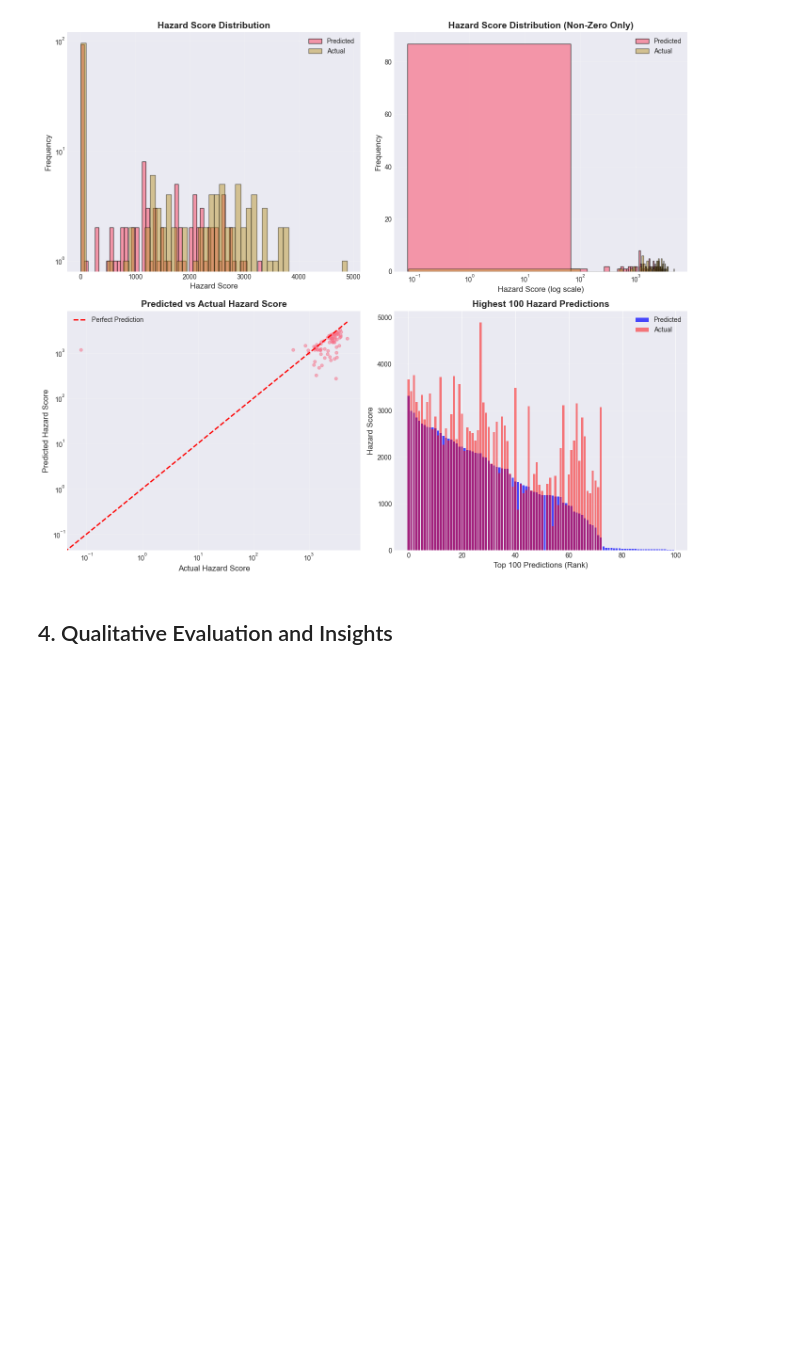
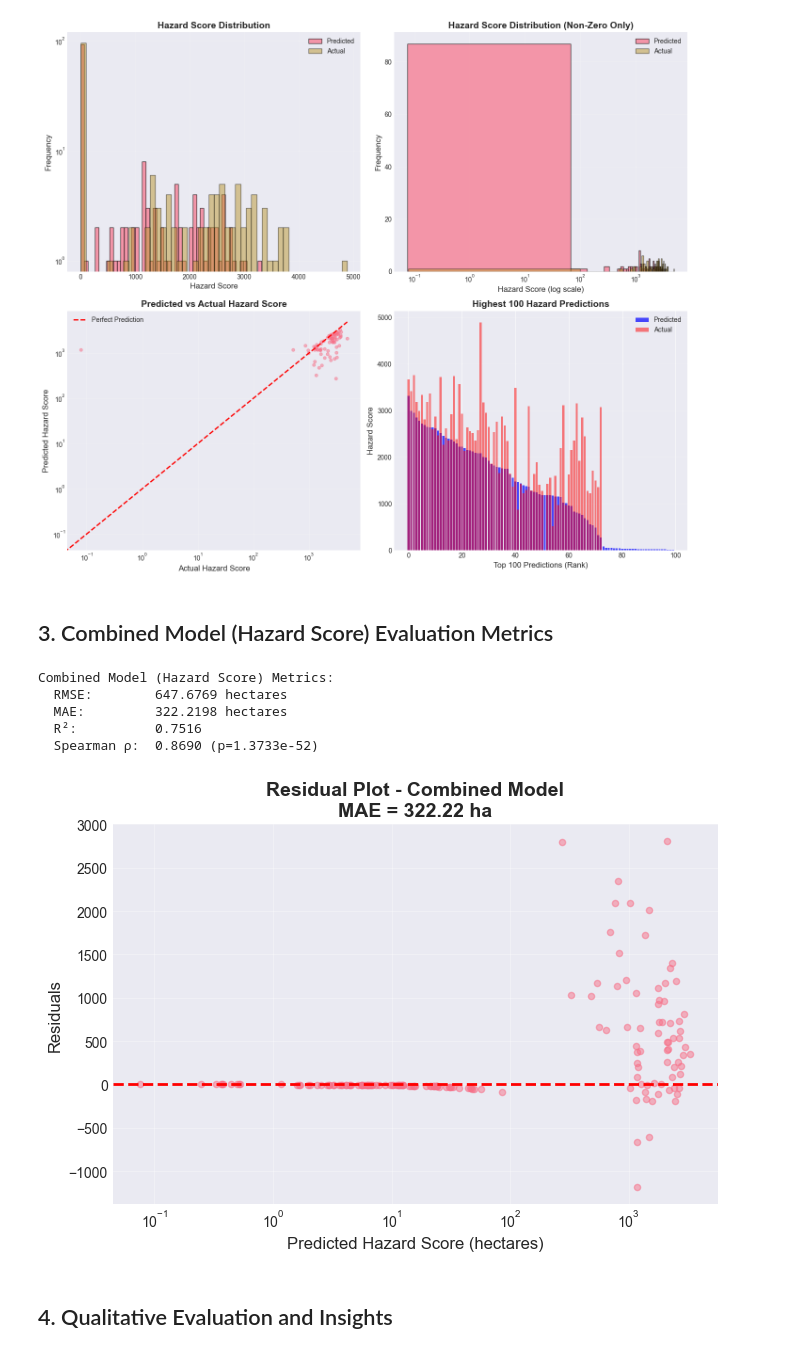
Before and after one commit to djmurong/ml-wildfire-risk-predictor, a Jupyter notebook: notebooks/visualize_evaluation_metrics.ipynb, the cells around one changed output. Drawn from its saved outputs; the diff is of its cells as text; code cells hidden in the pictures; blank space fills up the shorter version.

```diff
--- a/notebooks/visualize_evaluation_metrics.ipynb
+++ b/notebooks/visualize_evaluation_metrics.ipynb
@@ -364,6 +323,55 @@ plt.savefig(OUTPUT_DIR / 'hazard_score_analysis.png', dpi=300, bbox_inches='tigh
 plt.show()
 # %% [output]
 [figure]
+# %% [markdown]
+## 3. Combined Model (Hazard Score) Evaluation Metrics
+# %%
+# Calculate combined model metrics
+# Actual hazard: 0 if no ignition, burned_area if ignition occurred
+actual_hazard = test_df['ignition'].values * test_df['burned_area'].values
+
+# Filter to valid samples
+valid_mask = (~test_df['ignition'].isnull()) & (~test_df['burned_area'].isnull())
+y_pred_combined = hazard_scores[valid_mask]
+y_true_combined = actual_hazard[valid_mask]
+
+# Overall metrics
+combined_rmse = np.sqrt(mean_squared_error(y_true_combined, y_pred_combined))
+combined_mae = mean_absolute_error(y_true_combined, y_pred_combined)
+combined_r2 = r2_score(y_true_combined, y_pred_combined)
+combined_spearman, combined_spearman_p = spearmanr(y_true_combined, y_pred_combined)
+
+print("Combined Model (Hazard Score) Metrics:")
+print(f"  RMSE:        {combined_rmse:.4f} hectares")
+print(f"  MAE:         {combined_mae:.4f} hectares")
+print(f"  R²:          {combined_r2:.4f}")
+print(f"  Spearman ρ:  {combined_spearman:.4f} (p={combined_spearman_p:.4e})")
+# %% [output]
+Combined Model (Hazard Score) Metrics:
+  RMSE:        647.6769 hectares
+  MAE:         322.2198 hectares
+  R²:          0.7516
+  Spearman ρ:  0.8690 (p=1.3733e-52)
+# %%
+# 3.2 Combined Model Evaluation Visualizations
+fig, ax = plt.subplots(1, 1, figsize=(7, 5))
+
+# Residuals plot
+residuals_combined = y_true_combined - y_pred_combined
+ax.scatter(y_pred_combined, residuals_combined, alpha=0.5, s=20)
+ax.axhline(y=0, color='r', linestyle='--', linewidth=2)
+ax.set_xlabel('Predicted Hazard Score (hectares)', fontsize=12)
+ax.set_ylabel('Residuals', fontsize=12)
+ax.set_title(f'Residual Plot - Combined Model\nMAE = {combined_mae:.2f} ha',
+                     fontsize=14, fontweight='bold')
+ax.set_xscale('log')
+ax.grid(True, alpha=0.3)
+
+plt.tight_layout()
+plt.savefig(OUTPUT_DIR / 'combined_model_evaluation.png', dpi=300, bbox_inches='tight')
+plt.show()
+# %% [output]
+[figure, added]
 # %% [markdown]
 ## 4. Qualitative Evaluation and Insights
 # %% [markdown]
```
Also changed, not shown: parts of 4 cells of this notebook, 8 other files.
